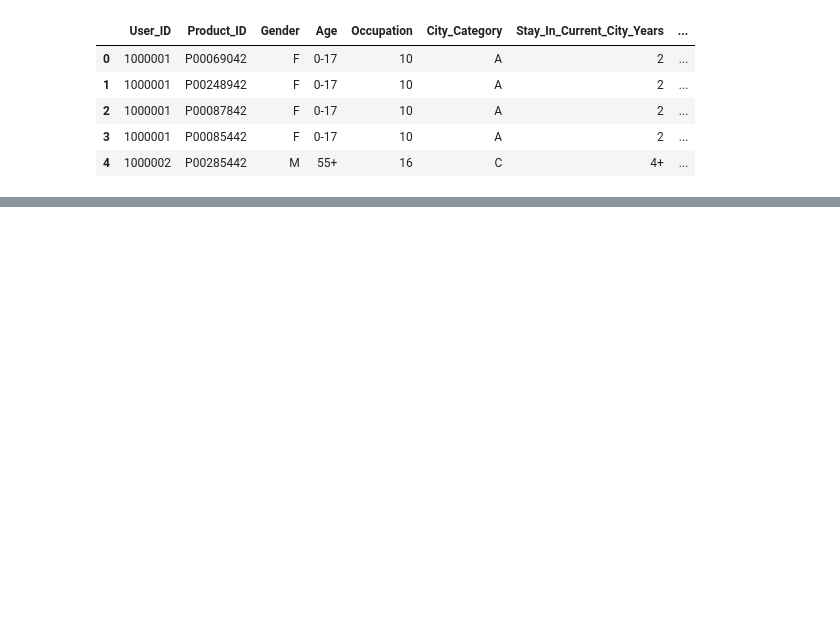
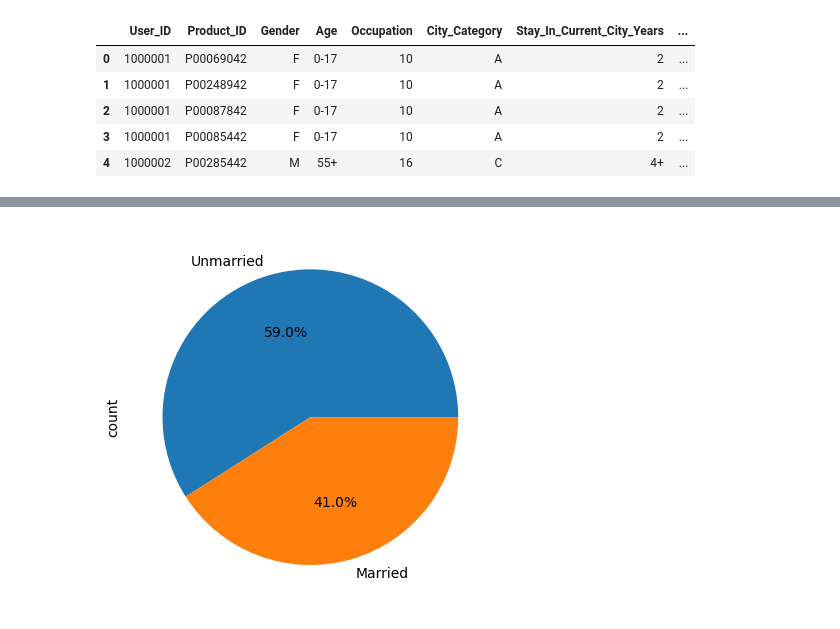
Before and after one commit to umais2005/BlackFridaySale-Analysis, a Jupyter notebook: Black Friday Sale.ipynb, the cells around one changed output, grey strips where cells are left out. Cells and saved outputs as stored; diff of their text form; code cells hidden in the pictures; blank space fills up the shorter version.

```diff
--- a/Black Friday Sale.ipynb
+++ b/Black Friday Sale.ipynb
@@ -36,0 +33,7 @@ purchases.plot.density()
+# %%
+married_ratio = user_data['Marital_Status'].value_counts().rename(index={0:"Unmarried",
+                                                        1:"Married"})# .plot.pie()
+# %%
+ax = married_ratio.plot.pie(autopct='%1.1f%%')
+# %% [output]
+[figure, added]
```
Also changed, not shown: parts of 31 cells of this notebook, 1 other file.
